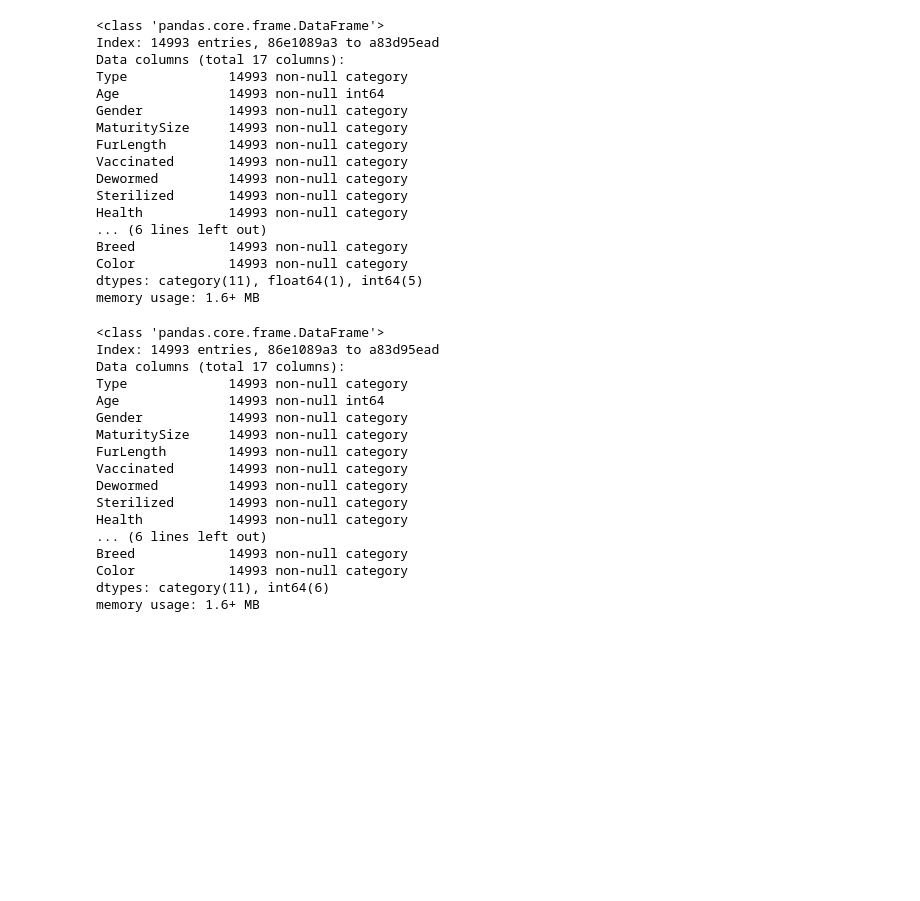
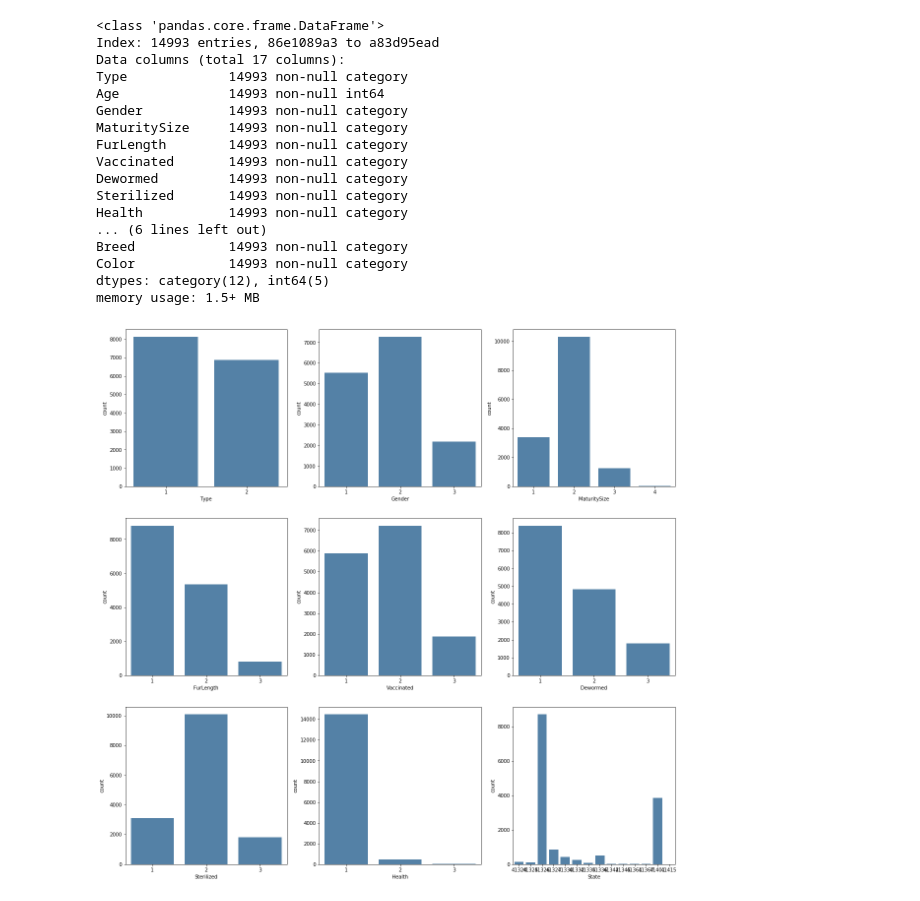
Before and after one commit to ensley/kaggle, a Jupyter notebook: petfinder-adoption-prediction/notebooks/Untitled.ipynb, the cells around one changed output. Drawn from its saved outputs; the diff is of its cells as text; code cells hidden in the pictures; blank space fills up the shorter version.

```diff
--- a/petfinder-adoption-prediction/notebooks/Untitled.ipynb
+++ b/petfinder-adoption-prediction/notebooks/Untitled.ipynb
@@ -11,3 +11,7 @@ pd.set_option('display.max_columns', 999)
 %matplotlib notebook
 # %%
 train = pd.read_csv('../data/train.csv', index_col='PetID')
+# %%
+def combine_multiples(categories):
+    categories = list(set([c for c in categories if c != 0]))
+    return reduce(lambda a, b: str(a) + '_' + str(b), sorted(categories))
@@ -14,6 +52,3 @@ train = pd.read_csv('../data/train.csv', index_col='PetID')
 # %%
-train = train.drop(['Name', 'RescuerID', 'Description'], axis=1)
+train_X = train.drop('AdoptionSpeed', axis=1)
+train_y = train['AdoptionSpeed']
-# %%
-def combine_multiples(categories):
-    categories = [c for c in categories if c != 0]
-    return reduce(lambda a, b: str(a) + '_' + str(b), sorted(categories))
@@ -36,28 +63,8 @@ train.head()
 # %%
 category_cols = ['Type', 'Gender', 'MaturitySize', 'FurLength', 'Vaccinated',
-                 'Dewormed', 'Sterilized', 'Health', 'State', 'Color', 'Breed']
+                 'Dewormed', 'Sterilized', 'Health', 'State', 'Color', 'Breed', 'AdoptionSpeed']
 # %%
 train[category_cols] = train[category_cols].astype('category')
-# %%
-train.info()
-# %% [output]
-<class 'pandas.core.frame.DataFrame'>
-Index: 14993 entries, 86e1089a3 to a83d95ead
-Data columns (total 17 columns):
-Type             14993 non-null category
-Age              14993 non-null int64
-Gender           14993 non-null category
-MaturitySize     14993 non-null category
-FurLength        14993 non-null category
-Vaccinated       14993 non-null category
-Dewormed         14993 non-null category
-Sterilized       14993 non-null category
-Health           14993 non-null category
-... (6 lines left out)
-Breed            14993 non-null category
-Color            14993 non-null category
-dtypes: category(11), float64(1), int64(5)
-memory usage: 1.6+ MB
 # %%
 train['PhotoAmt'] = train['PhotoAmt'].astype(int)
 # %%
@@ -78,6 +85,15 @@ Health           14993 non-null category
 ... (6 lines left out)
 Breed            14993 non-null category
 Color            14993 non-null category
-dtypes: category(11), int64(6)
-memory usage: 1.6+ MB
+dtypes: category(12), int64(5)
+memory usage: 1.5+ MB
+# %%
+cat_cols = train.select_dtypes('category').columns.drop(['Breed', 'Color', 'AdoptionSpeed'])
+fig, ax = plt.subplots(3, 3, figsize=(20, 20))
+for i, col in enumerate(cat_cols):
+    r = i // 3
+    c = i % 3
+    sns.countplot(train[col], ax=ax[r,c], color='steelblue')
+# %% [output]
+[figure, added]
 # %%
```
Also changed, not shown: parts of 29 cells of this notebook, 1 other file.
